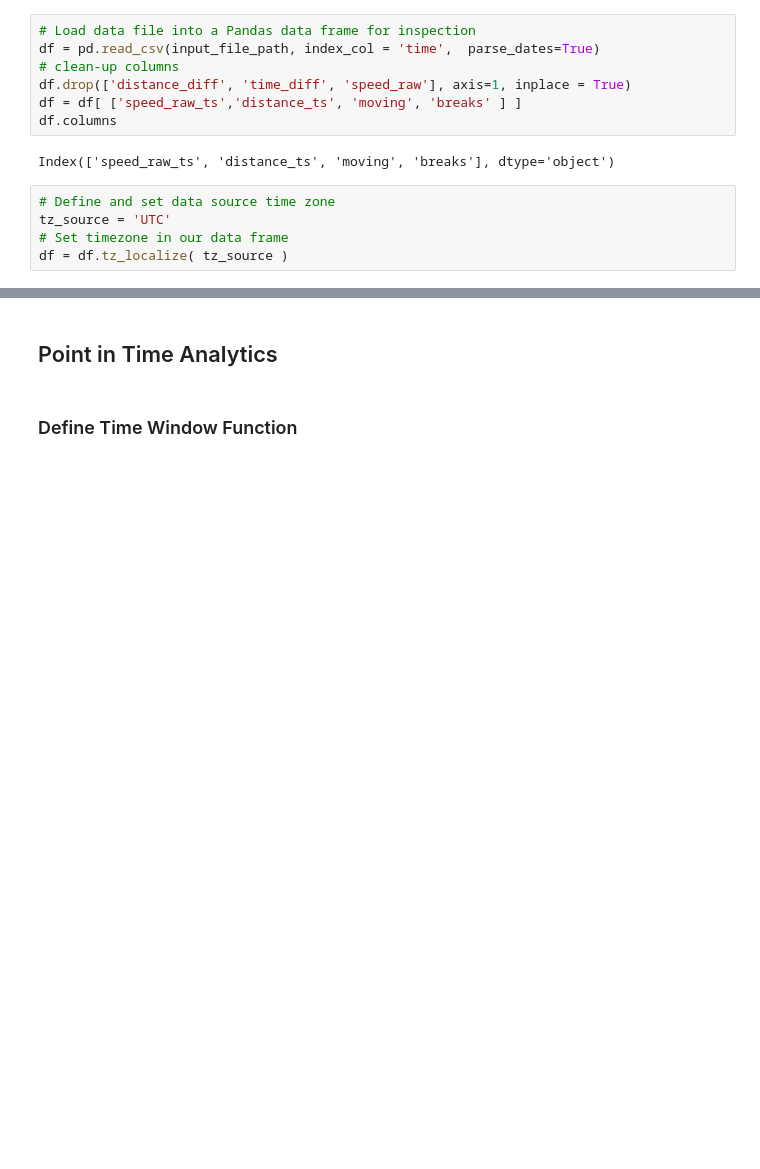
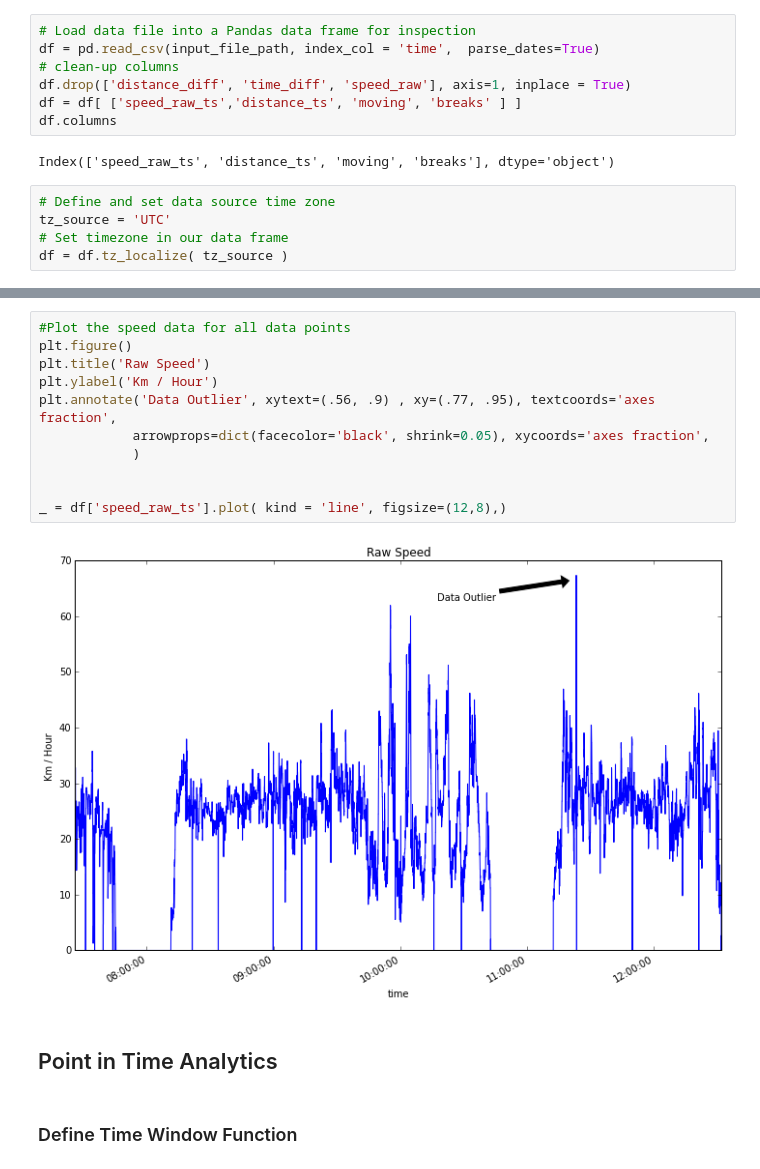
Before and after one commit to patclaffey/docker_jupyter, a Jupyter notebook: notebooks/speed.ipynb, the cells around one changed output, grey strips where cells are left out. Drawn from its saved outputs; the diff is of its cells as text; blank space fills up the shorter version.

```diff
--- a/notebooks/speed.ipynb
+++ b/notebooks/speed.ipynb
@@ -111,3 +103,16 @@ The plot of raw speed shows a number of speed spikes.  Lets explore the speed sp
+# %%
+#Plot the speed data for all data points
+plt.figure()
+plt.title('Raw Speed')
+plt.ylabel('Km / Hour')
+plt.annotate('Data Outlier', xytext=(.56, .9) , xy=(.77, .95), textcoords='axes fraction',
+            arrowprops=dict(facecolor='black', shrink=0.05), xycoords='axes fraction',
+            )
+
+
+_ = df['speed_raw_ts'].plot( kind = 'line', figsize=(12,8),)
+# %% [output]
+[figure, added]
 # %% [markdown]
 ## Point in Time Analytics
 # %% [markdown]
```
Also changed, not shown: parts of 31 cells of this notebook, 1 other file.
